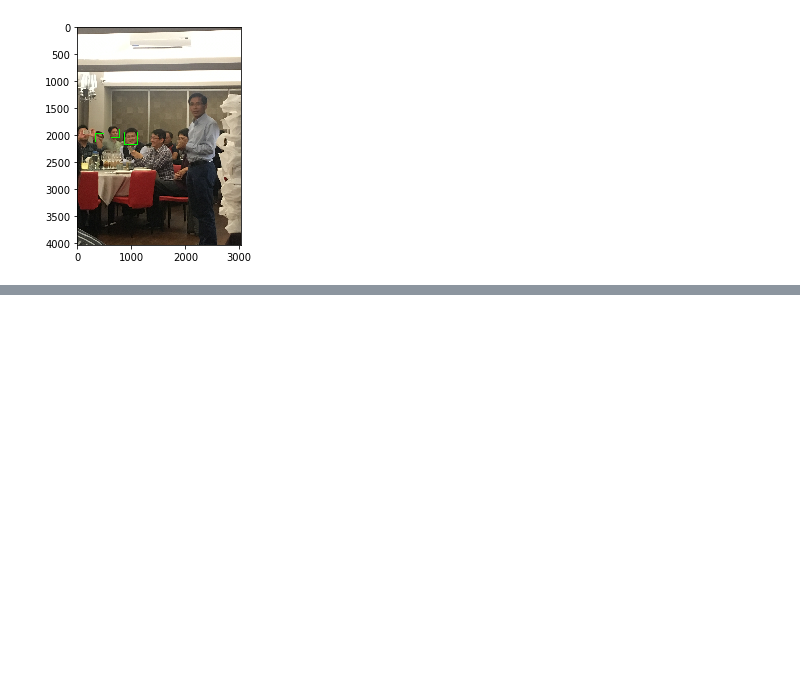
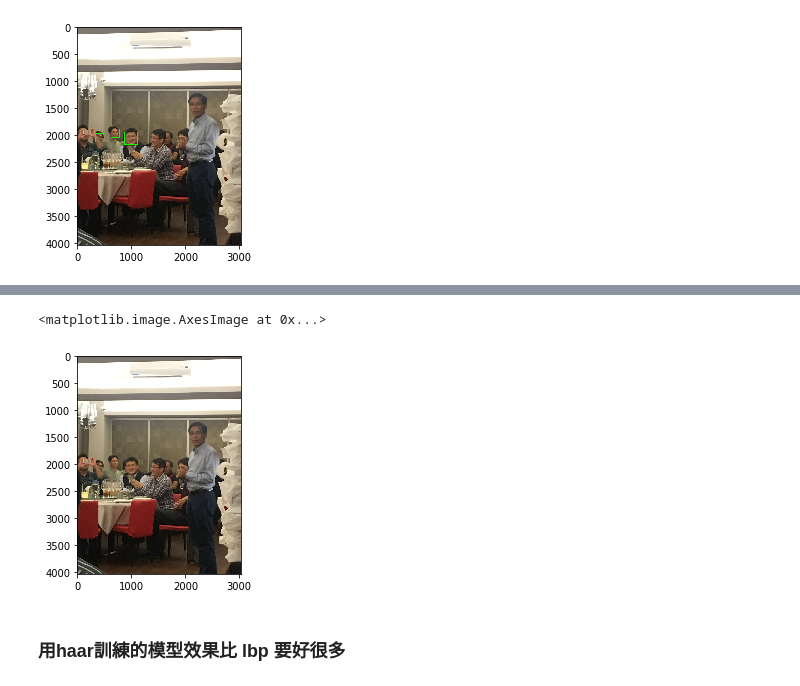
Before and after one commit to strive722/ML-100-Days, a Jupyter notebook: Day_064_HW.ipynb, the cells around one changed output, grey strips where cells are left out. Drawn from its saved outputs; the diff is of its cells as text; code cells hidden in the pictures; blank space fills up the shorter version.

```diff
--- a/Day_064_HW.ipynb
+++ b/Day_064_HW.ipynb
@@ -74,3 +74,9 @@ plt.imshow(convertToRGB(faces_detected_img))
 # %% [output]
 <matplotlib.image.AxesImage at 0x...>
 [figure]
+# %%
+for i in range(11,21):
+    for neighbor in range(1,7):
+        faces_detected_img2 ,facenum2 = detect_faces(lbp_cascade, test,scaleFactor =i/10,
+                                           minNeighbors = neighbor)
+        print(f'Faces found with scaleFactor= {i/10} and minNeighbors ={neighbor}: {facenum2}')
@@ -76,0 +106,7 @@ plt.imshow(convertToRGB(faces_detected_img))
+# %%
+plt.imshow(convertToRGB(faces_detected_img2))
+# %% [output]
+<matplotlib.image.AxesImage at 0x...>
+[figure, added]
+# %% [markdown]
+### 用haar訓練的模型效果比 lbp 要好很多
```
Also changed, not shown: parts of 2 cells of this notebook.
